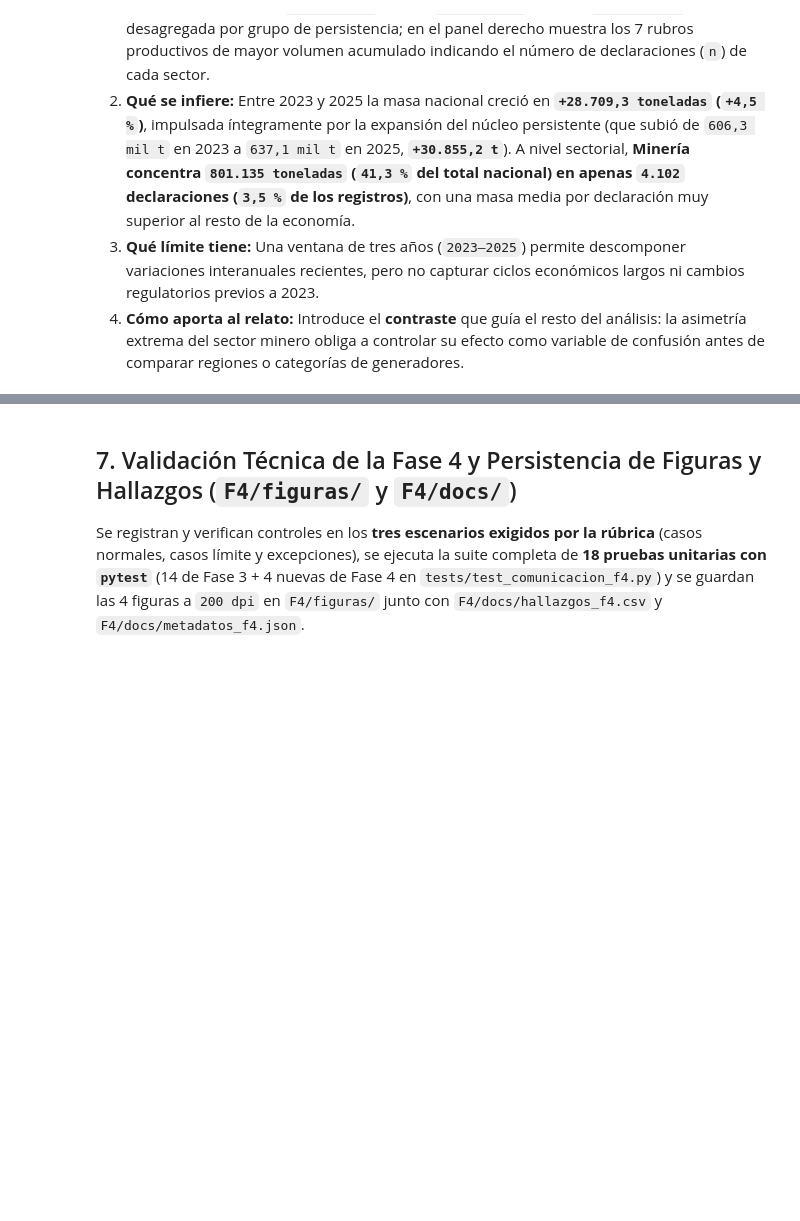
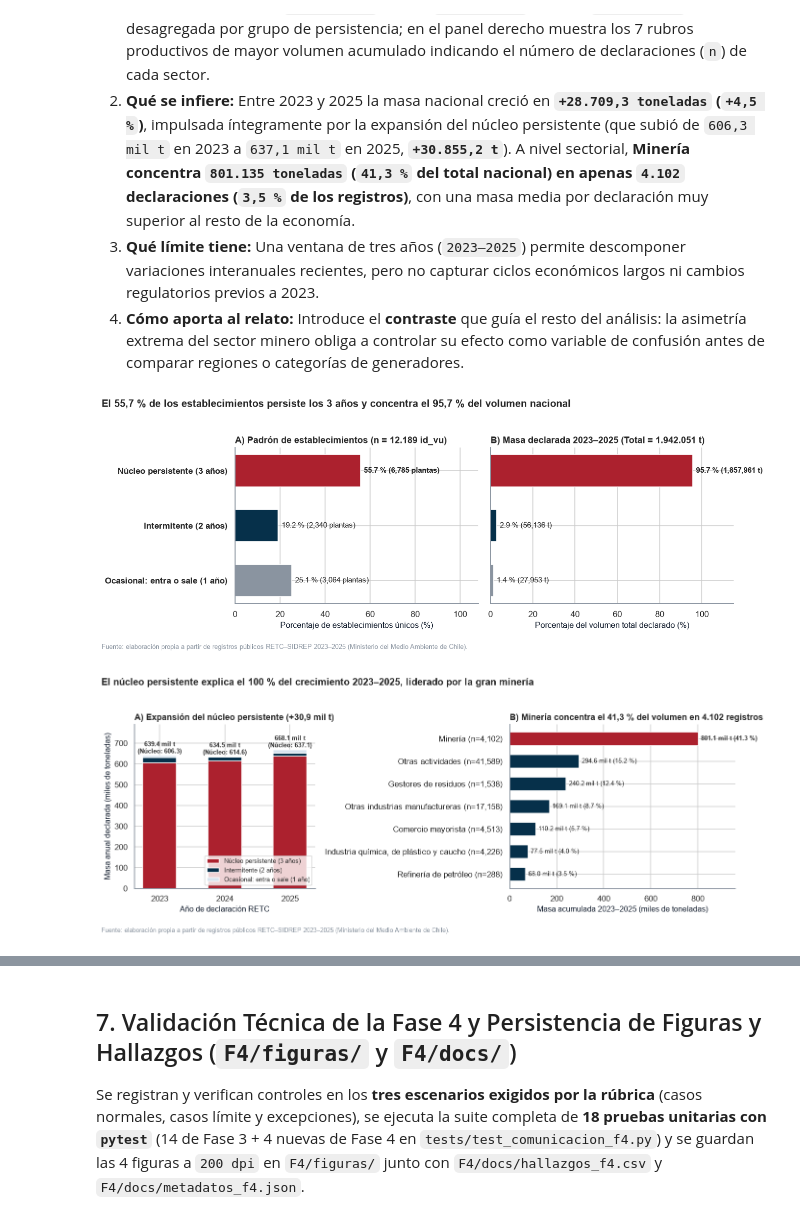
Before and after one commit to Rulman75/proyecto-grupo3-mcdi500, a Jupyter notebook: F4/notebooks/F4_Visualizacion_Comunicacion.ipynb, the cells around one changed output, grey strips where cells are left out. Cells and saved outputs as stored; diff of their text form; code cells hidden in the pictures; blank space fills up the shorter version.

```diff
--- a/F4/notebooks/F4_Visualizacion_Comunicacion.ipynb
+++ b/F4/notebooks/F4_Visualizacion_Comunicacion.ipynb
@@ -289,35 +320,38 @@ anios_str = [str(a) for a in piv_anual.index]
 base_acum = np.zeros(len(anios_str))
 for col_t, col_color in zip(orden_tray, [GRANATE, AZUL, HIELO]):
     vals = piv_anual[col_t].to_numpy()
     ax2a.bar(anios_str, vals, bottom=base_acum, color=col_color, width=0.52, label=col_t, edgecolor="white")
     base_acum += vals
 
 for idx_a, total_a in enumerate(base_acum):
     nuc_a = piv_anual[orden_tray[0]].iloc[idx_a]
-    ax2a.text(idx_a, total_a + 12, f"Total: {total_a:.1f} mil t
-(Núcleo: {nuc_a:.1f})", ha="center", fontsize=8.8, fontweight="bold")
+    etiqueta_barra = f"{total_a:.1f} mil t" + chr(10) + f"(Núcleo: {nuc_a:.1f})"
+    ax2a.text(idx_a, total_a + 12, etiqueta_barra, ha="center", fontsize=8.4, fontweight="bold")
 
 ax2a.set_ylim(0, 790)
 ax2a.set_ylabel("Masa anual declarada (miles de toneladas)")
 ax2a.set_xlabel("Año de declaración RETC")
 ax2a.set_title("A) Expansión del núcleo persistente (+30,9 mil t)")
 ax2a.legend(loc="lower right", frameon=True, fontsize=8.2)
 
 colores_rub = [GRANATE if r == "Minería" else AZUL for r in rubros_top.index]
 etiquetas_rub = [f"{r} (n={n:,})" for r, n in zip(rubros_top.index, rubros_top["n_decl"])]
 ax2b.barh(etiquetas_rub, rubros_top["masa_mil_ton"], color=colores_rub, height=0.6)
 ax2b.set_xlim(0, 960)
 ax2b.set_xlabel("Masa acumulada 2023–2025 (miles de toneladas)")
 ax2b.set_title("B) Minería concentra el 41,3 % del volumen en 4.102 registros")
 for idx_r, val_r in enumerate(rubros_top["masa_mil_ton"]):
     pct_r = val_r / (legible["cantidad_ton"].sum() / 1000.0) * 100
     ax2b.text(val_r + 12, idx_r, f"{val_r:,.1f} mil t ({pct_r:.1f} %)", va="center", fontsize=8.8, fontweight="bold" if idx_r == len(rubros_top) - 1 else "normal")
 
 fig2.suptitle("El núcleo persistente explica el 100 % del crecimiento 2023–2025, liderado por la gran minería", fontsize=13, fontweight="bold", x=0.01, ha="left", y=1.03)
 fig2.text(0.01, -0.04, FUENTE_PIE, fontsize=8.5, color=GRIS)
 plt.tight_layout()
 figuras_f4["fig2_evolucion_y_concentracion_rubros"] = fig2
 plt.show()
+# %% [output]
+[figure, added]
+[figure, added]
 # %% [markdown]
 ## 6. Figura 3 (Movimiento 3 — Resolución Regional) y Figura 4 (Control de Confusión y Factor de Mentira de Tufte)
 
```
Also changed, not shown: parts of 7 cells of this notebook, 8 other files.
